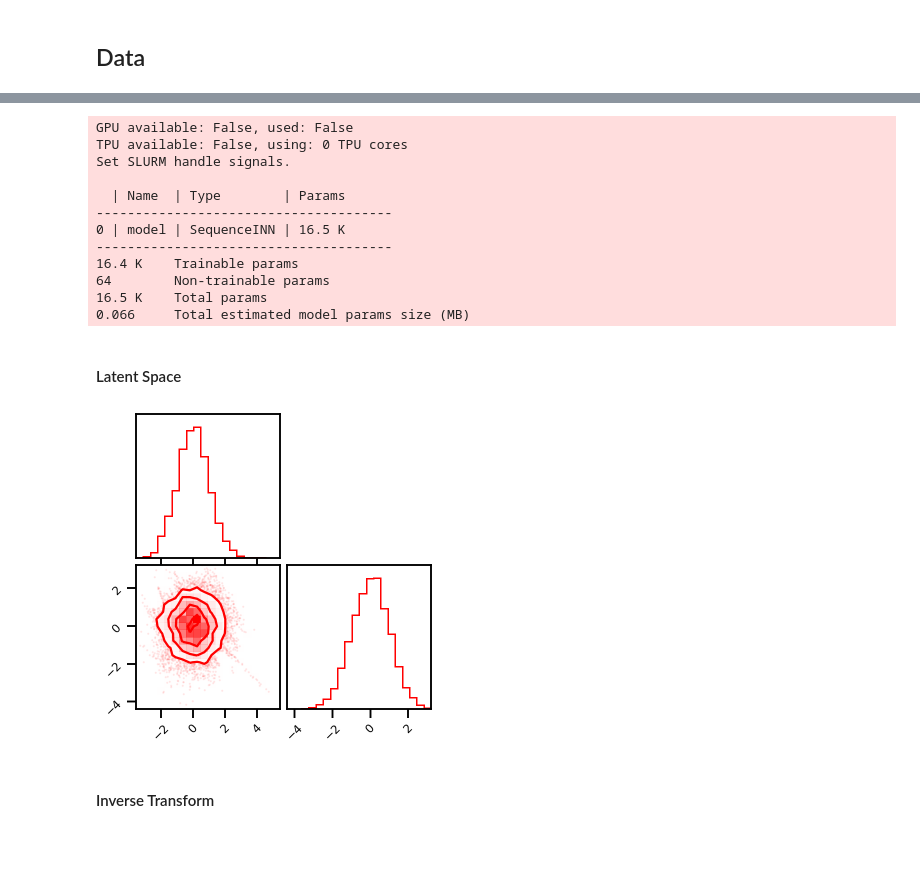
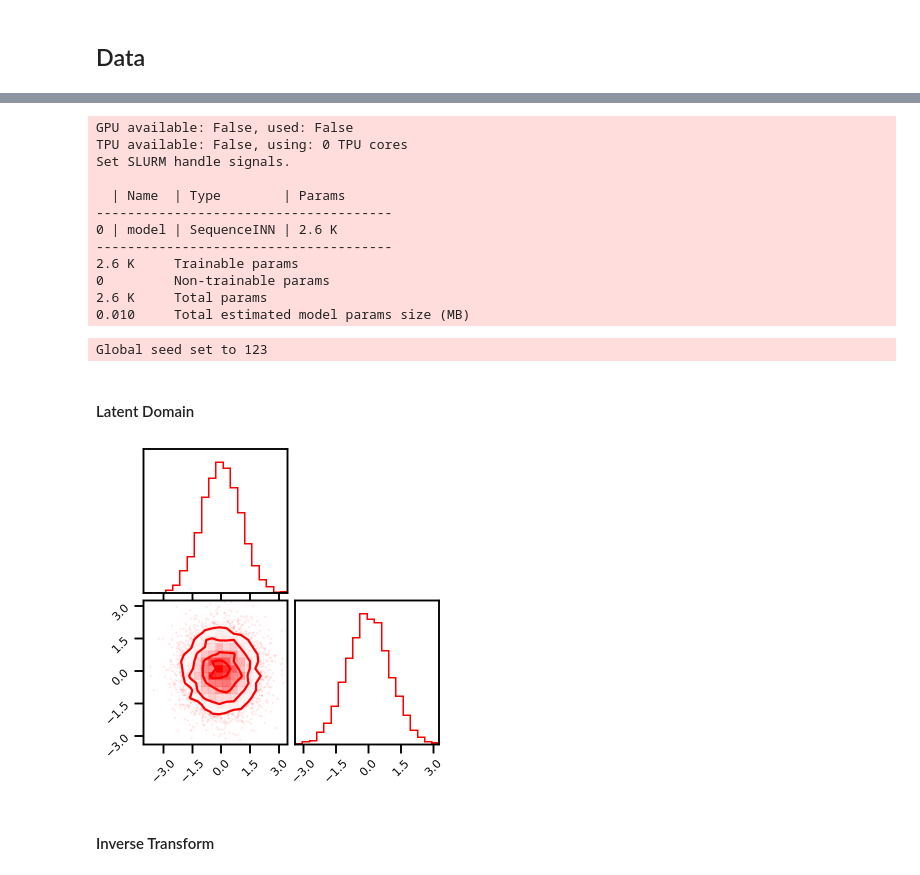
Before and after one commit to IPL-UV/gaussflow, a Jupyter notebook: docs/assets/demo/pytorch_nf_freia.ipynb, the cells around one changed output, grey strips where cells are left out. Cells and saved outputs as stored; diff of their text form; code cells hidden in the pictures; blank space fills up the shorter version.

```diff
--- a/docs/assets/demo/pytorch_nf_freia.ipynb
+++ b/docs/assets/demo/pytorch_nf_freia.ipynb
@@ -157,0 +130,34 @@ base_dist = dist.Normal(torch.tensor([0.0]), torch.tensor([1.0]))
+# %%
+
+
+from src.models.layers.rqs import RQSplines
+from src.models.layers.mixture import GaussianMixtureCDF
+from src.models.layers.mixture_log import LogisticMixtureCDF
+from src.models.layers.nonlinear import InverseGaussCDF, Logit
+
+inn = Ff.SequenceINN(cfg.n_features)
+
+init_X = [[numpy2tensor(data)], None]
+
+for k in trange(cfg.n_layers):
+
+    inn.append(
+        GaussianMixtureCDF,
+        n_components=cfg.n_components,
+        init_X=tensor2numpy(init_X[0][0])
+    )
+    # forward transformation
+    with torch.no_grad():
+        init_X = inn.module_list[-1](x=init_X[0])
+    inn.append(
+        InverseGaussCDF
+    )
+    with torch.no_grad():
+        init_X = inn.module_list[-1](x=init_X[0])
+
+    inn.append(Fm.HouseholderPerm, n_reflections=cfg.n_reflections)
+    with torch.no_grad():
+        init_X = inn.module_list[-1](x=init_X[0])
+
+
+base_dist = dist.Normal(torch.zeros(cfg.n_features), torch.ones(cfg.n_features))
@@ -167,5 +203,5 @@ fig = corner.corner(z.detach().numpy(), hist_factor=2, color="blue")
 # %%
-learn = FlowLearnerPlane(inn,  base_dist, cfg)
+learn = FlowLearnerPlane(inn, base_dist, cfg)
 trainer = pl.Trainer(
     # epochs
     min_epochs=5,
@@ -176,7 +212,8 @@ trainer = pl.Trainer(
     gpus=0,
     # gradient norm
     gradient_clip_val=1.0,
-    gradient_clip_algorithm='norm'
+    gradient_clip_algorithm='norm',
+    logger=wandb_logger
 )
 trainer.fit(learn, train_dataloader=train_dl, val_dataloaders=valid_dl)
 # %% [output]
@@ -186,23 +223,22 @@ Set SLURM handle signals.
 
   | Name  | Type        | Params
 --------------------------------------
-0 | model | SequenceINN | 16.5 K
+0 | model | SequenceINN | 2.6 K
 --------------------------------------
-16.4 K    Trainable params
-64        Non-trainable params
-16.5 K    Total params
-0.066     Total estimated model params size (MB)
+2.6 K     Trainable params
+0         Non-trainable params
+2.6 K     Total params
+0.010     Total estimated model params size (MB)
+Global seed set to 123
 # %% [markdown]
-#### Latent Space
+#### Latent Domain
 # %%
-n_test = 10_000
-data_test, label = make_moons(n_samples=n_test, noise=0.05)
-x = torch.Tensor(data_test)
-z, log_jac_det = learn.model(x)
+z, log_jac_det = learn.model(X_train)
 
 fig = corner.corner(z.detach().numpy(), hist_factor=2, color="red")
+wandb_logger.experiment.log({"latent_trained": wandb.Image(fig)})
 # %% [output]
-[figure, old version]
+[figure, new version]
 # %% [markdown]
 #### Inverse Transform
 # %%
```
Also changed, not shown: parts of 48 cells of this notebook, 7 other files.
